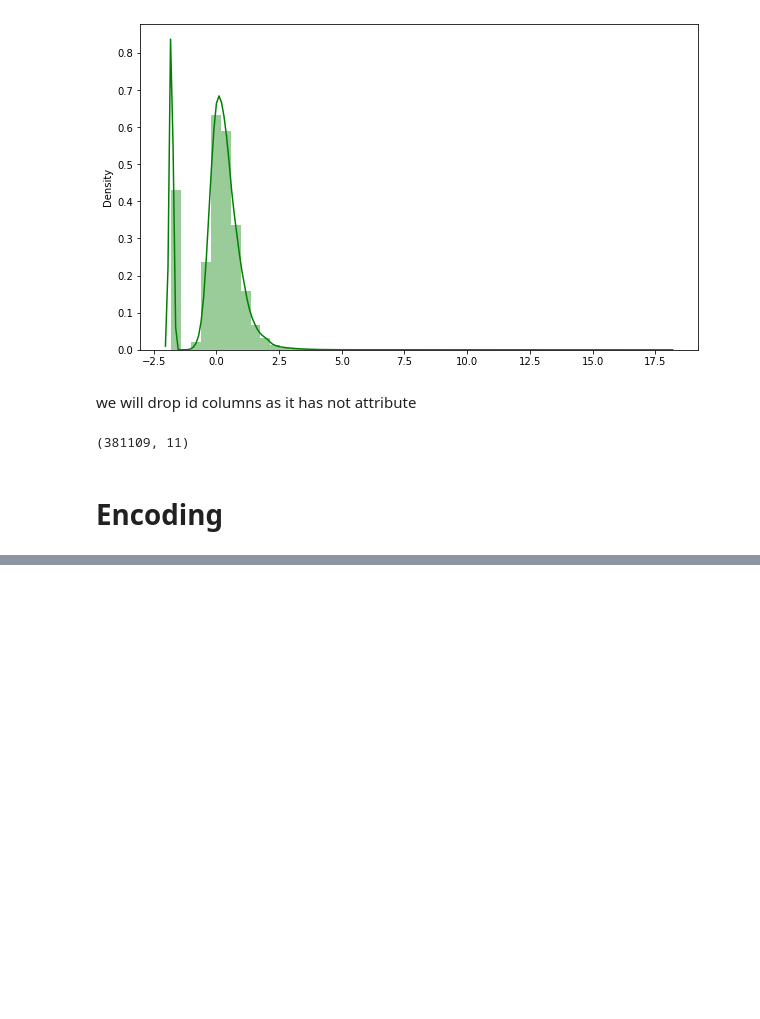
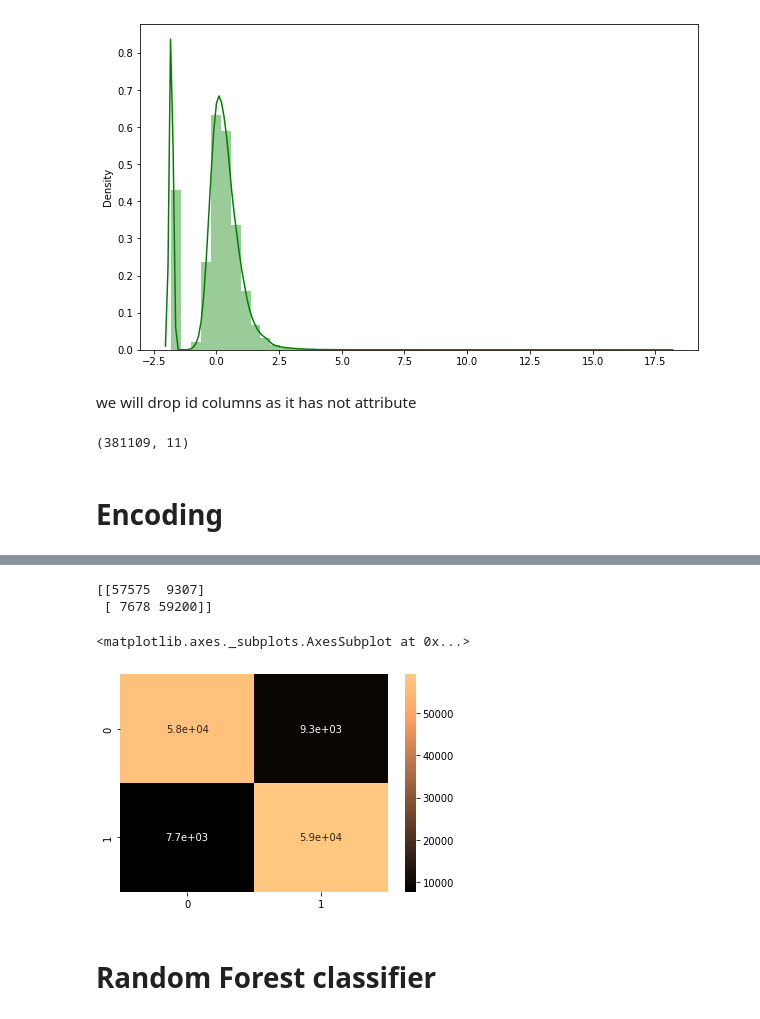
Before and after one commit to ajitpadole/HEALTH-INSURANCE-CROSS-SEAL-PREDICTION, a Jupyter notebook: HEALTH_INSURANCE_CROSS_SELL_PREDICTION.ipynb, the cells around one changed output, grey strips where cells are left out. Cells and saved outputs as stored; diff of their text form; code cells hidden in the pictures; blank space fills up the shorter version.

```diff
--- a/HEALTH_INSURANCE_CROSS_SELL_PREDICTION.ipynb
+++ b/HEALTH_INSURANCE_CROSS_SELL_PREDICTION.ipynb
@@ -377,0 +602,12 @@ df['Vehicle_Damage'] = le.fit_transform(df[['Vehicle_Damage']])
+# %%
+# Confusion matrix useful to find how many values are classified correctly
+cm=confusion_matrix(y_test,dtree_pred)
+print(cm)
+sns.heatmap(cm,annot=True,cmap='copper')
+# %% [output]
+[[57575  9307]
+ [ 7678 59200]]
+<matplotlib.axes._subplots.AxesSubplot at 0x...>
+[figure, added]
+# %% [markdown]
+# **Random** **Forest** **classifier**
```
Also changed, not shown: parts of 44 cells of this notebook.
